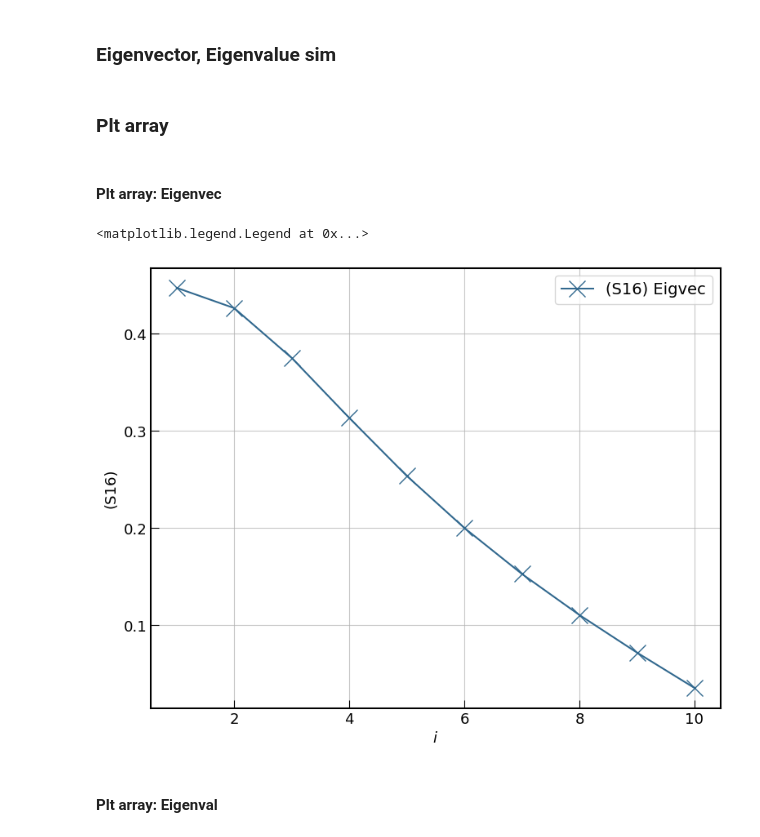
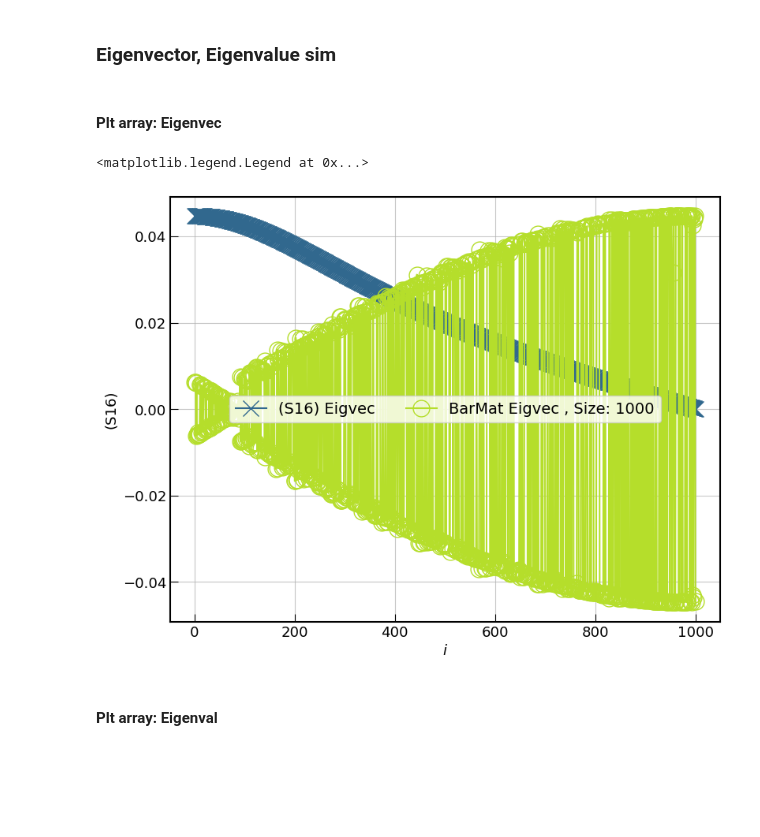
Before and after one commit to Ha-Nul/Codes, a Jupyter notebook: Matheiu/12_27_sympy/2024_01_07_Matrixsize.ipynb, the cells around one changed output. Saved outputs shown, nothing was run; the diff lists cells and outputs as text; code cells hidden in the pictures; blank space fills up the shorter version.

Commit message:
Mathieu_Matrix_codeedit

```diff
--- a/Matheiu/12_27_sympy/2024_01_07_Matrixsize.ipynb
+++ b/Matheiu/12_27_sympy/2024_01_07_Matrixsize.ipynb
@@ -49,10 +49,10 @@ N = 5
 # %% [markdown]
 ### Matrix: Size over 2 code
 # %%
-Matrix_size = 3
+Matrix_size = 1001
 
-#A = sy.zeros(Matrix_size,Matrix_size) // Structure check using Sympy
-#D = sy.zeros(Matrix_size,Matrix_size) // Structure check using Sympy
+#A = sy.zeros(Matrix_size,Matrix_size) #Structure check using Sympy
+#D = sy.zeros(Matrix_size,Matrix_size) #Structure check using Sympy
 
 A = np.zeros((Matrix_size,Matrix_size))
 D = np.zeros((Matrix_size,Matrix_size))
@@ -69,7 +69,7 @@ A[1,0] = 1/Cj
 
 A = A/Cx
 # %%
-#ABA = sy.zeros(Matrix_size-1,Matrix_size-1) // Sturcture check using Sympy
+#ABA = sy.zeros(Matrix_size-1,Matrix_size-1) #Sturcture check using Sympy
 ABA = np.zeros((Matrix_size-1,Matrix_size-1))
 
 for i in range(1,Matrix_size-1):
@@ -85,4 +85,4 @@ ABA[0,0] = a
 ABA[0,1] = a**0.5
 ABA[1,0] = a**0.5
 
-ABA = ABA/Cx
+#ABA = ABA/Cx
@@ -101,3 +110,11 @@ array([[ 0.70710678, -0.70710678],
+# %%
+M_vec_arr = []
+M_val_arr = []
+M_arr = [i for i in range(1,Matrix_size,1)]
+
+for i in range(Matrix_size-1):
+    M_vec_arr.append(Dbar[0][i])
+    M_val_arr.append(ABAval[i])
 # %% [markdown]
 ## Supply Formula for Eigenvalue and Eigenvector
 # %% [markdown]
@@ -125,10 +142,8 @@ def S_val_return(i,N):
     S_val = S_1 * S_2
 
     return S_val
-# %% [markdown]
-### Plt array
 # %%
-N = 10
+N = 1000 # related to length, not the size of Matrix
 
 S_vec_arr = []
 S_val_arr = []
@@ -142,23 +157,25 @@ for n in range(N):
 # %%
 
 fig = plt.figure(figsize=(9,7))
 mpl.rcParams['axes.linewidth'] = 1.5
 plt.rcParams.update({'font.size': 13})
 
 plt.xlabel(r'$i$')
 plt.ylabel(r'(S16)')
 
 
 plt.tick_params(axis='x',direction='in',size=7)
 plt.tick_params(axis='y',direction='in',size=7)
 
 plt.plot(N_arr,S_vec_arr,color=c_spec[3],label = r"(S16) Eigvec", marker = 'x', markersize = 15, linewidth = 1.5)
+plt.plot(M_arr,M_vec_arr,color=c_spec[8],label = r"BarMat Eigvec , Size: " + str(Matrix_size-1), marker = 'o', mfc='None', markersize = 15, linewidth = 1.5)
+
 
 plt.grid(alpha=0.7)
 plt.legend(ncol=2,fontsize=14)
 # %% [output]
 <matplotlib.legend.Legend at 0x...>
-[figure, old version]
+[figure, new version]
 # %% [markdown]
 #### Plt array: Eigenval
 # %%
```
Also changed, not shown: parts of 10 cells of this notebook.
